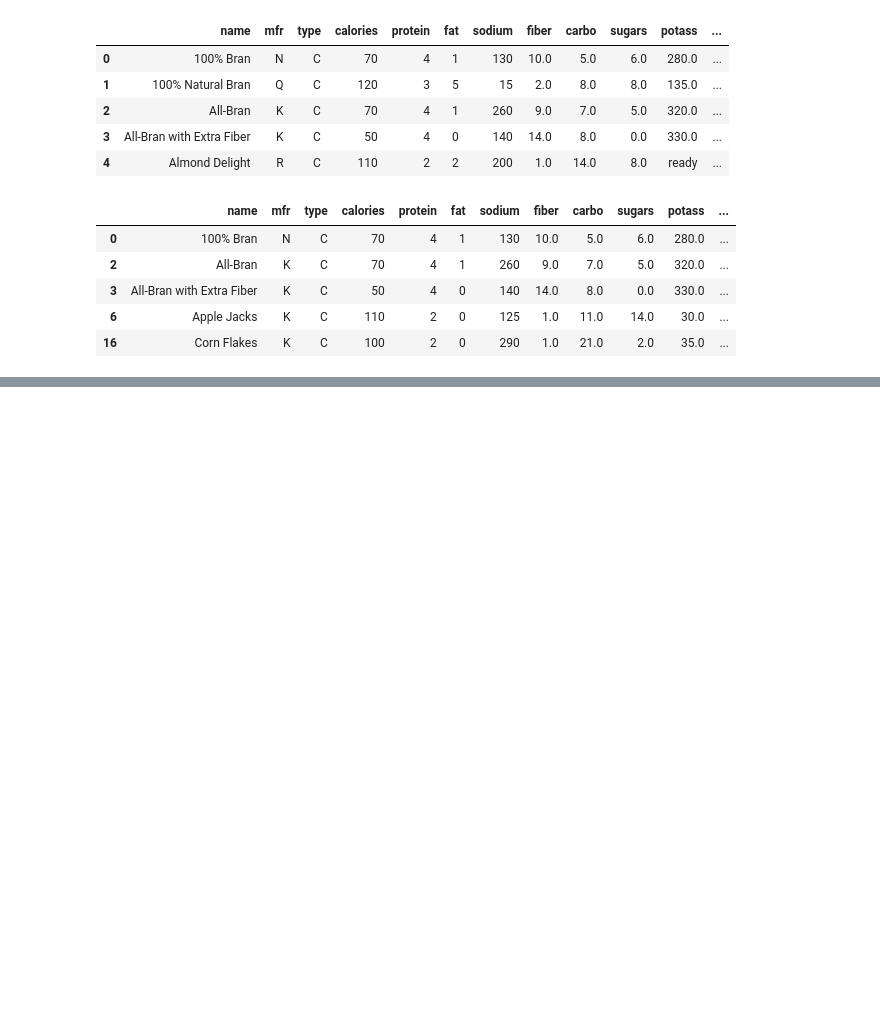
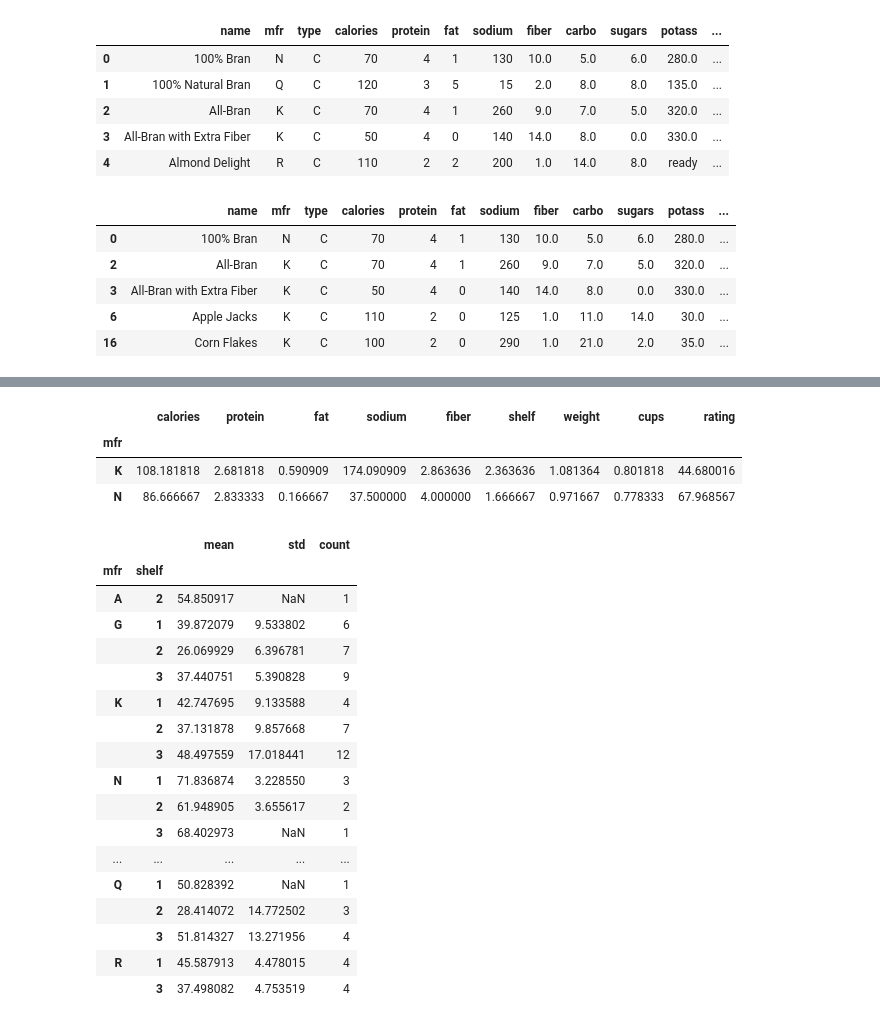
Before and after one commit to FransiscoReadyPermana/supervised_learning, a Jupyter notebook: 02 - Pandas Introduction/part2-conditionalAndMorePandas.ipynb, the cells around one changed output, grey strips where cells are left out. Saved outputs shown, nothing was run; the diff lists cells and outputs as text; code cells hidden in the pictures; blank space fills up the shorter version.

```diff
--- a/02 - Pandas Introduction/part2-conditionalAndMorePandas.ipynb
+++ b/02 - Pandas Introduction/part2-conditionalAndMorePandas.ipynb
@@ -44,0 +69,28 @@ df[(df["rating"] > 30) & (df["mfr"].isin(["N", "K"]))].head()
+# %%
+keren.groupby("mfr").mean()
+# %% [output]
+|  | calories | protein | fat | sodium | fiber | shelf | weight | cups | rating |
+| mfr |  |  |  |  |  |  |  |  |  |
+| K | 108.181818 | 2.681818 | 0.590909 | 174.090909 | 2.863636 | 2.363636 | 1.081364 | 0.801818 | 44.680016 |
+| N | 86.666667 | 2.833333 | 0.166667 | 37.500000 | 4.000000 | 1.666667 | 0.971667 | 0.778333 | 67.968567 |
+# %%
+df.groupby(["mfr", "shelf"]).rating.agg(["mean", "std", "count"])
+# %% [output]
+|  |  | mean | std | count |
+| mfr | shelf |  |  |  |
+| A | 2 | 54.850917 | NaN | 1 |
+| G | 1 | 39.872079 | 9.533802 | 6 |
+|  | 2 | 26.069929 | 6.396781 | 7 |
+|  | 3 | 37.440751 | 5.390828 | 9 |
+| K | 1 | 42.747695 | 9.133588 | 4 |
+|  | 2 | 37.131878 | 9.857668 | 7 |
+|  | 3 | 48.497559 | 17.018441 | 12 |
+| N | 1 | 71.836874 | 3.228550 | 3 |
+|  | 2 | 61.948905 | 3.655617 | 2 |
+|  | 3 | 68.402973 | NaN | 1 |
+| ... | ... | ... | ... | ... |
+| Q | 1 | 50.828392 | NaN | 1 |
+|  | 2 | 28.414072 | 14.772502 | 3 |
+|  | 3 | 51.814327 | 13.271956 | 4 |
+| R | 1 | 45.587913 | 4.478015 | 4 |
+|  | 3 | 37.498082 | 4.753519 | 4 |
```
Also changed, not shown: parts of 22 cells of this notebook.
